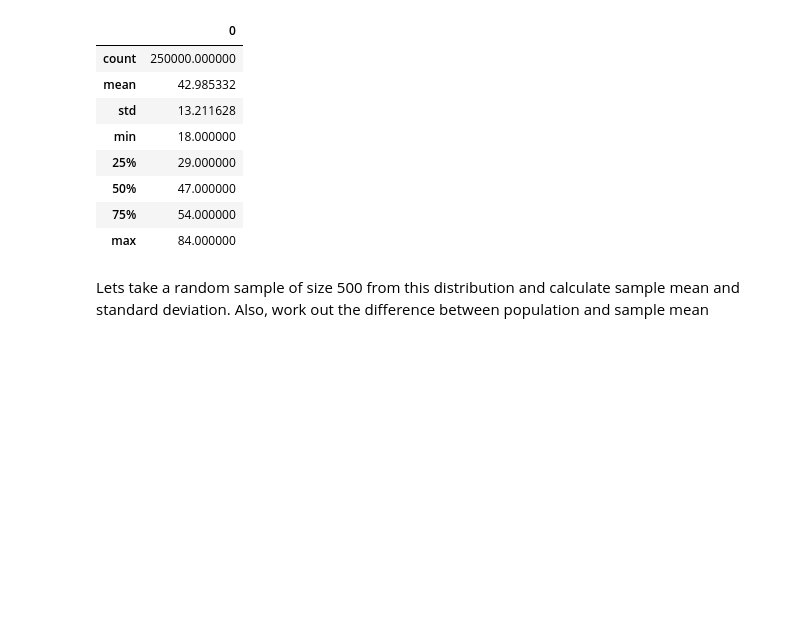
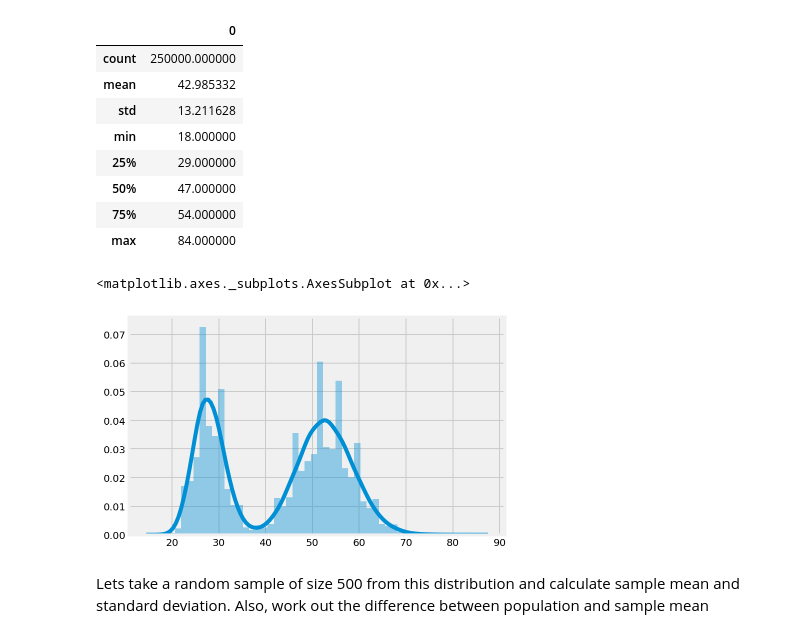
Before and after one commit to kayschulz/dsc-2-19-15-confidence-intervals-lab-seattle-ds-career-040119, a Jupyter notebook: index.ipynb, the cells around one changed output. Cells and saved outputs as stored; diff of their text form; code cells hidden in the pictures; blank space fills up the shorter version.

```diff
--- a/index.ipynb
+++ b/index.ipynb
@@ -70,7 +70,10 @@ pop_ages.describe()
 | max | 84.000000 |
 # %%
 # Draw a histogram for pop ages
-s
+sns.distplot(pop_ages)
+# %% [output]
+<matplotlib.axes._subplots.AxesSubplot at 0x...>
+[figure, added]
 # %% [markdown]
 Lets take a random sample of size 500 from this distribution and calculate sample mean and standard deviation. Also, work out the difference between population and sample mean
 # %%
```
